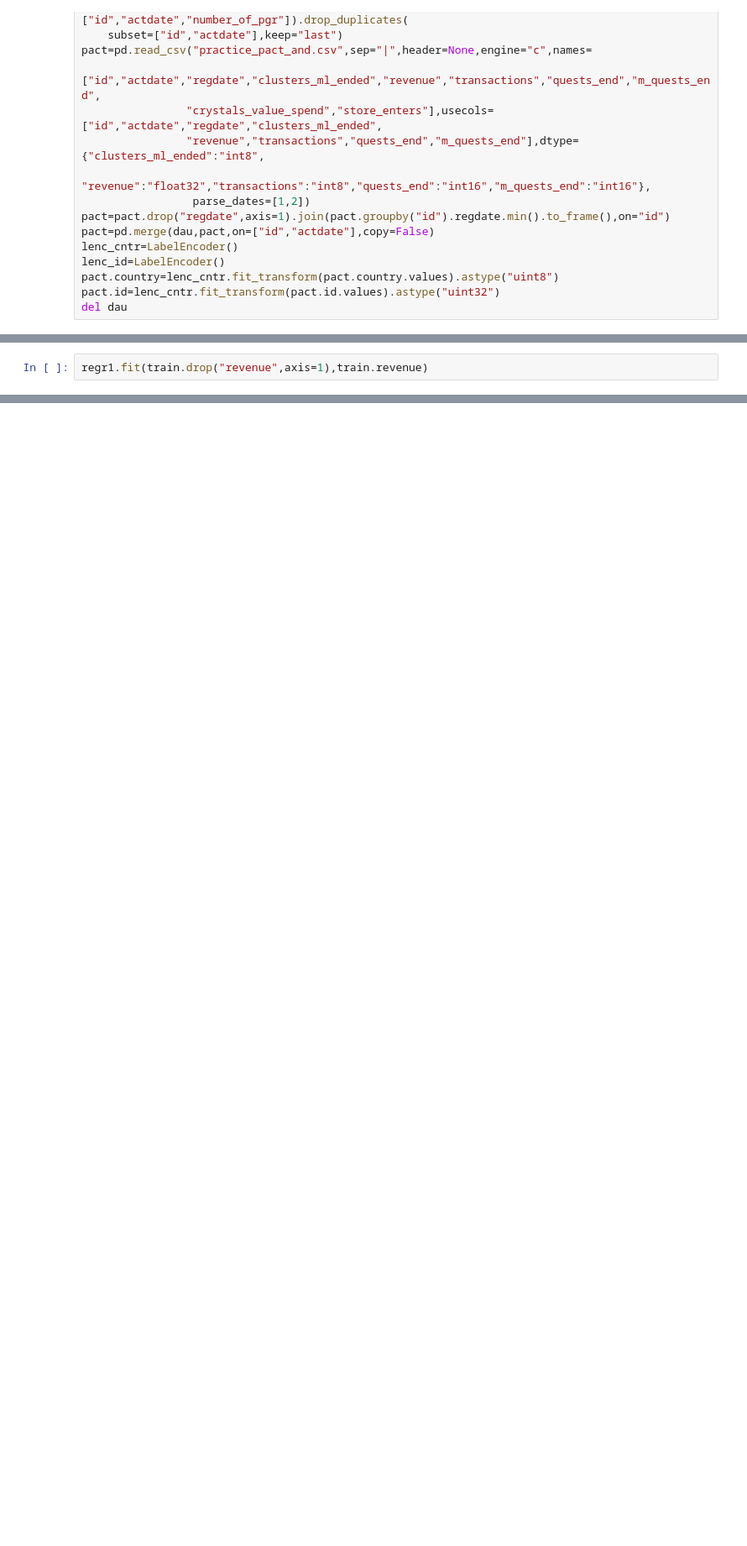
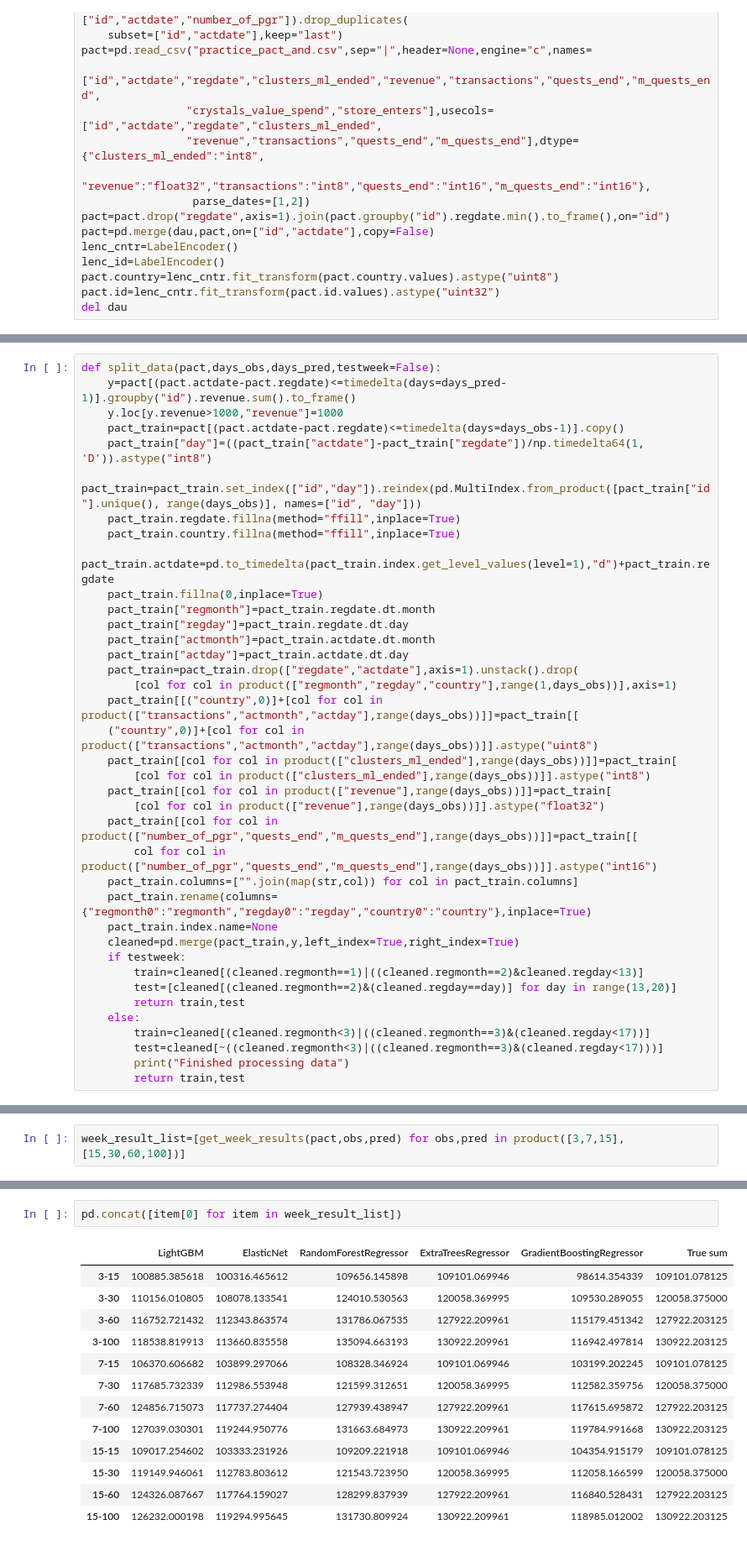
Before and after one commit to mryab/webgames-ltv-prediction, a Jupyter notebook: Webgames LTV Prediction.ipynb, the cells around one changed output, grey strips where cells are left out. Shown at 84% size. Saved outputs shown, nothing was run; the diff lists cells and outputs as text; blank space fills up the shorter version.

Commit message:
Add comparison of models on sum of predictions for a week

```diff
--- a/Webgames LTV Prediction.ipynb
+++ b/Webgames LTV Prediction.ipynb
@@ -70,2 +30,0 @@ regr1=LGBMRegressor(n_estimators=58)
-# %%
-regr1.fit(train.drop("revenue",axis=1),train.revenue)
@@ -116,0 +31,38 @@ whos
+# %%
+def split_data(pact,days_obs,days_pred,testweek=False):
+    y=pact[(pact.actdate-pact.regdate)<=timedelta(days=days_pred-1)].groupby("id").revenue.sum().to_frame()
+    y.loc[y.revenue>1000,"revenue"]=1000
+    pact_train=pact[(pact.actdate-pact.regdate)<=timedelta(days=days_obs-1)].copy()
+    pact_train["day"]=((pact_train["actdate"]-pact_train["regdate"])/np.timedelta64(1, 'D')).astype("int8")
+    pact_train=pact_train.set_index(["id","day"]).reindex(pd.MultiIndex.from_product([pact_train["id"].unique(), range(days_obs)], names=["id", "day"]))
+    pact_train.regdate.fillna(method="ffill",inplace=True)
+    pact_train.country.fillna(method="ffill",inplace=True)
+    pact_train.actdate=pd.to_timedelta(pact_train.index.get_level_values(level=1),"d")+pact_train.regdate
+    pact_train.fillna(0,inplace=True)
+    pact_train["regmonth"]=pact_train.regdate.dt.month
+    pact_train["regday"]=pact_train.regdate.dt.day
+    pact_train["actmonth"]=pact_train.actdate.dt.month
+    pact_train["actday"]=pact_train.actdate.dt.day
+    pact_train=pact_train.drop(["regdate","actdate"],axis=1).unstack().drop(
+        [col for col in product(["regmonth","regday","country"],range(1,days_obs))],axis=1)
+    pact_train[[("country",0)]+[col for col in product(["transactions","actmonth","actday"],range(days_obs))]]=pact_train[[
+    ("country",0)]+[col for col in product(["transactions","actmonth","actday"],range(days_obs))]].astype("uint8")
+    pact_train[[col for col in product(["clusters_ml_ended"],range(days_obs))]]=pact_train[
+        [col for col in product(["clusters_ml_ended"],range(days_obs))]].astype("int8")
+    pact_train[[col for col in product(["revenue"],range(days_obs))]]=pact_train[
+        [col for col in product(["revenue"],range(days_obs))]].astype("float32")
+    pact_train[[col for col in product(["number_of_pgr","quests_end","m_quests_end"],range(days_obs))]]=pact_train[[
+        col for col in product(["number_of_pgr","quests_end","m_quests_end"],range(days_obs))]].astype("int16")
+    pact_train.columns=["".join(map(str,col)) for col in pact_train.columns]
+    pact_train.rename(columns={"regmonth0":"regmonth","regday0":"regday","country0":"country"},inplace=True)
+    pact_train.index.name=None
+    cleaned=pd.merge(pact_train,y,left_index=True,right_index=True)
+    if testweek:
+        train=cleaned[(cleaned.regmonth==1)|((cleaned.regmonth==2)&cleaned.regday<13)]
+        test=[cleaned[(cleaned.regmonth==2)&(cleaned.regday==day)] for day in range(13,20)]
+        return train,test
+    else:
+        train=cleaned[(cleaned.regmonth<3)|((cleaned.regmonth==3)&(cleaned.regday<17))]
+        test=cleaned[~((cleaned.regmonth<3)|((cleaned.regmonth==3)&(cleaned.regday<17)))]
+        print("Finished processing data")
+        return train,test
@@ -116,0 +163,2 @@ whos
+# %%
+week_result_list=[get_week_results(pact,obs,pred) for obs,pred in product([3,7,15],[15,30,60,100])]
@@ -116,0 +199,16 @@ whos
+# %%
+pd.concat([item[0] for item in week_result_list])
+# %% [output]
+|  | LightGBM | ElasticNet | RandomForestRegressor | ExtraTreesRegressor | GradientBoostingRegressor | True sum |
+| 3-15 | 100885.385618 | 100316.465612 | 109656.145898 | 109101.069946 | 98614.354339 | 109101.078125 |
+| 3-30 | 110156.010805 | 108078.133541 | 124010.530563 | 120058.369995 | 109530.289055 | 120058.375000 |
+| 3-60 | 116752.721432 | 112343.863574 | 131786.067535 | 127922.209961 | 115179.451342 | 127922.203125 |
+| 3-100 | 118538.819913 | 113660.835558 | 135094.663193 | 130922.209961 | 116942.497814 | 130922.203125 |
+| 7-15 | 106370.606682 | 103899.297066 | 108328.346924 | 109101.069946 | 103199.202245 | 109101.078125 |
+| 7-30 | 117685.732339 | 112986.553948 | 121599.312651 | 120058.369995 | 112582.359756 | 120058.375000 |
+| 7-60 | 124856.715073 | 117737.274404 | 127939.438947 | 127922.209961 | 117615.695872 | 127922.203125 |
+| 7-100 | 127039.030301 | 119244.950776 | 131663.684973 | 130922.209961 | 119784.991668 | 130922.203125 |
+| 15-15 | 109017.254602 | 103333.231926 | 109209.221918 | 109101.069946 | 104354.915179 | 109101.078125 |
+| 15-30 | 119149.946061 | 112783.803612 | 121543.723950 | 120058.369995 | 112058.166599 | 120058.375000 |
+| 15-60 | 124326.087667 | 117764.159027 | 128299.837939 | 127922.209961 | 116840.528431 | 127922.203125 |
+| 15-100 | 126232.000198 | 119294.995645 | 131730.809924 | 130922.209961 | 118985.012002 | 130922.203125 |
```
Also changed, not shown: parts of 41 cells of this notebook.
